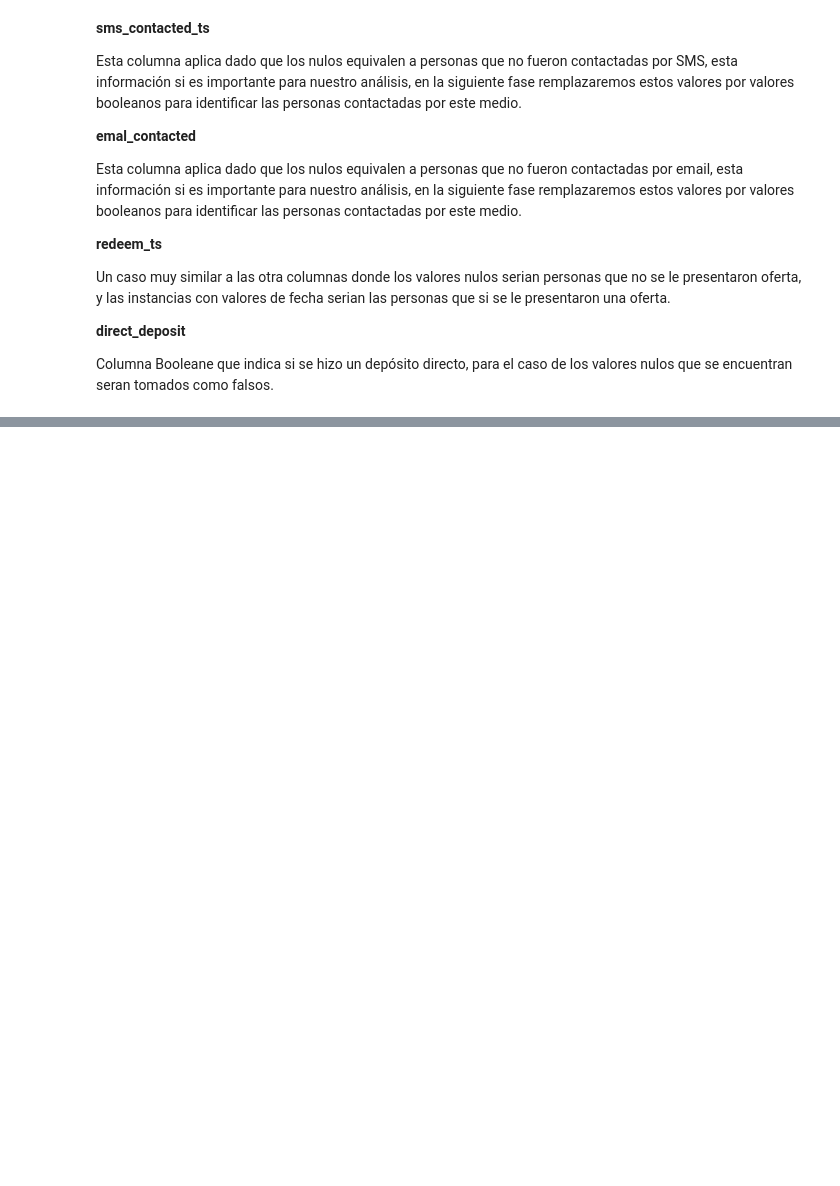
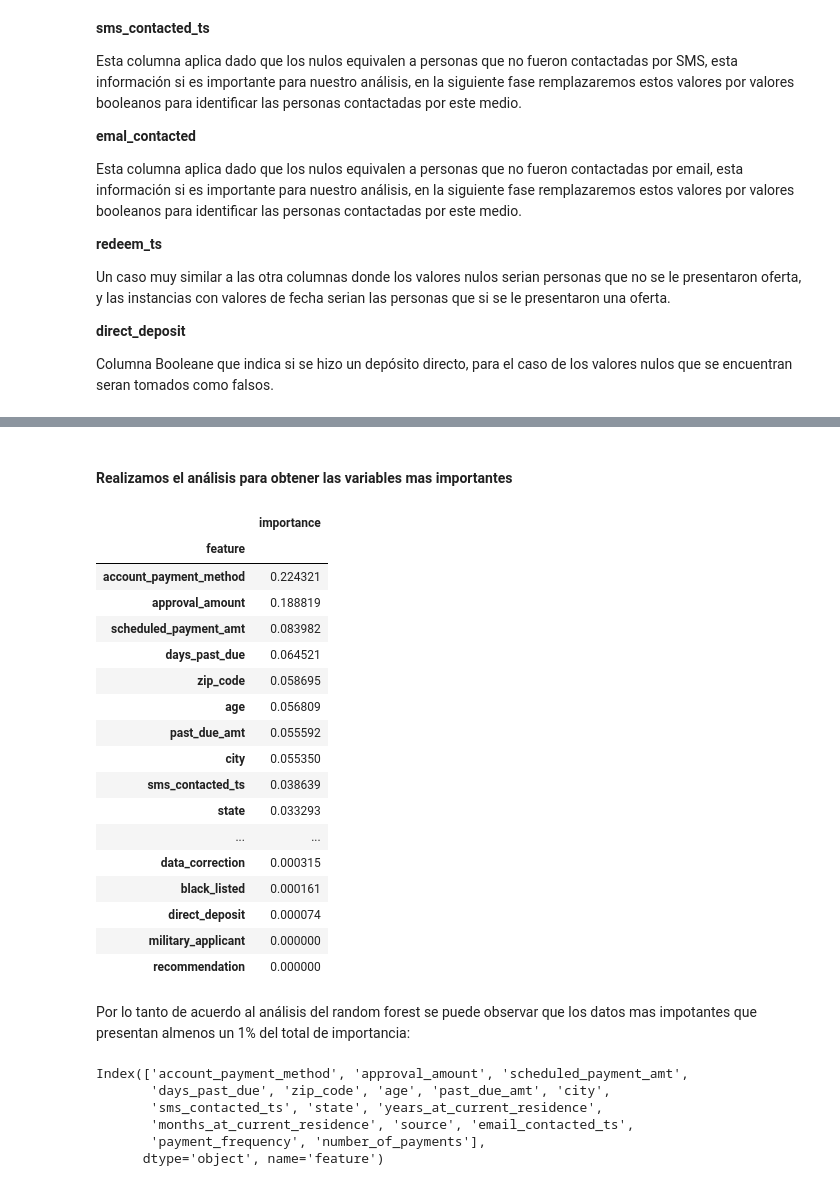
Before and after one commit to Jsf0000/DataMining, a Jupyter notebook: ProyectoFinal/ProyectoFinal.ipynb, the cells around one changed output, grey strips where cells are left out. Saved outputs shown, nothing was run; the diff lists cells and outputs as text; code cells hidden in the pictures; blank space fills up the shorter version.

```diff
--- a/ProyectoFinal/ProyectoFinal.ipynb
+++ b/ProyectoFinal/ProyectoFinal.ipynb
@@ -292,0 +531,3 @@ Columna Booleane que indica si se hizo un depósito directo, para el caso de los
+# %%
+labels = df1['redeem_ts']
+features = df1.drop(columns=['redeem_ts'])
@@ -292,0 +536,3 @@ Columna Booleane que indica si se hizo un depósito directo, para el caso de los
+# %%
+from sklearn.model_selection import train_test_split
+X_train, X_test, y_train, y_test = train_test_split(features,labels,test_size=0.15,random_state=13)
@@ -292,0 +541,4 @@ Columna Booleane que indica si se hizo un depósito directo, para el caso de los
+# %%
+from sklearn.ensemble import RandomForestClassifier
+RandomForestModel = RandomForestClassifier(min_samples_leaf=3,min_samples_split=20,n_estimators=500, max_depth= None, random_state=10)
+RandomForestModel.fit(X_train, y_train)
@@ -292,0 +554,37 @@ Columna Booleane que indica si se hizo un depósito directo, para el caso de los
+# %% [markdown]
+#### Realizamos el análisis para obtener las variables mas importantes
+# %%
+importances = pd.DataFrame({'feature' :features.columns, 'importance':RandomForestModel.feature_importances_})
+# %%
+importances = importances.sort_values('importance', ascending = False).set_index('feature')
+importances
+# %% [output]
+|  | importance |
+| feature |  |
+| account_payment_method | 0.224321 |
+| approval_amount | 0.188819 |
+| scheduled_payment_amt | 0.083982 |
+| days_past_due | 0.064521 |
+| zip_code | 0.058695 |
+| age | 0.056809 |
+| past_due_amt | 0.055592 |
+| city | 0.055350 |
+| sms_contacted_ts | 0.038639 |
+| state | 0.033293 |
+| ... | ... |
+| data_correction | 0.000315 |
+| black_listed | 0.000161 |
+| direct_deposit | 0.000074 |
+| military_applicant | 0.000000 |
+| recommendation | 0.000000 |
+# %% [markdown]
+Por lo tanto de acuerdo al análisis del random forest se puede observar que los datos mas impotantes que presentan almenos un 1% del total de importancia:
+# %%
+importances.index[:16]
+# %% [output]
+Index(['account_payment_method', 'approval_amount', 'scheduled_payment_amt',
+       'days_past_due', 'zip_code', 'age', 'past_due_amt', 'city',
+       'sms_contacted_ts', 'state', 'years_at_current_residence',
+       'months_at_current_residence', 'source', 'email_contacted_ts',
+       'payment_frequency', 'number_of_payments'],
+      dtype='object', name='feature')
```
Also changed, not shown: parts of 43 cells of this notebook.
